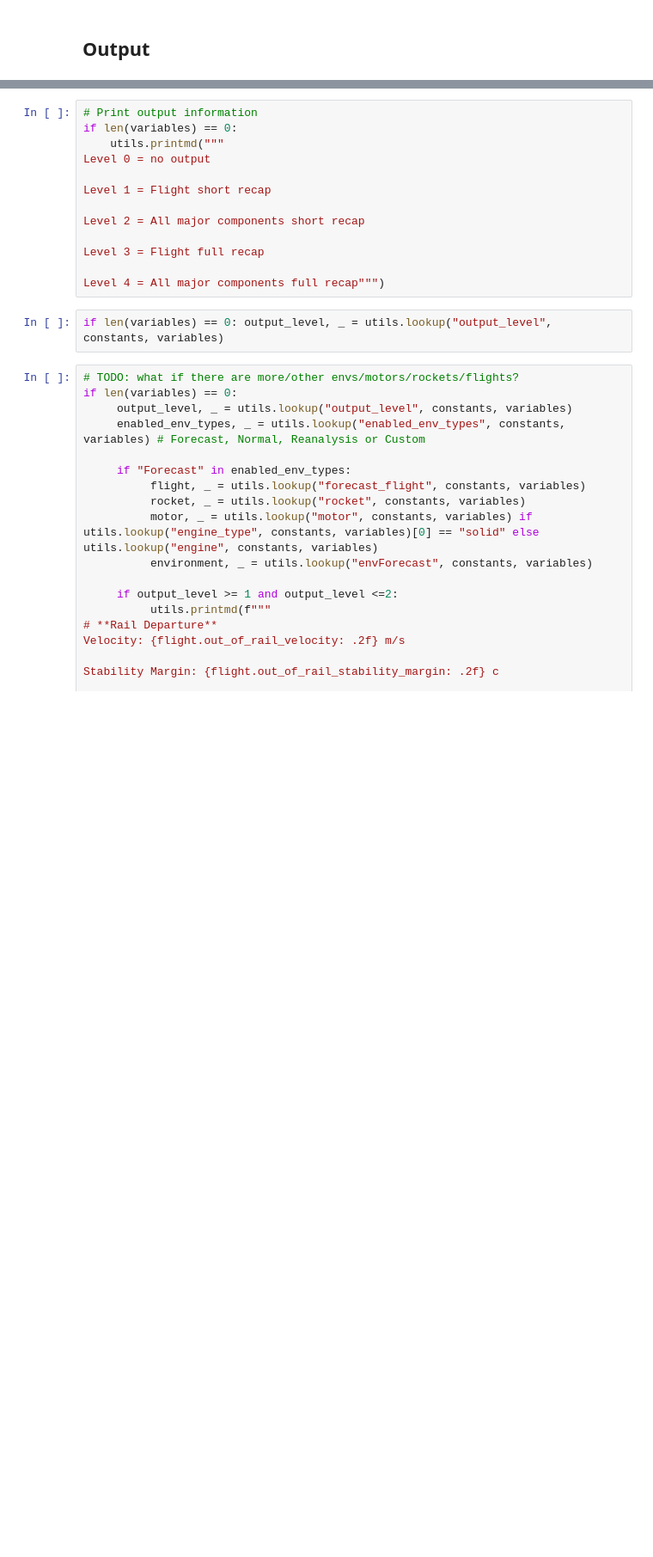
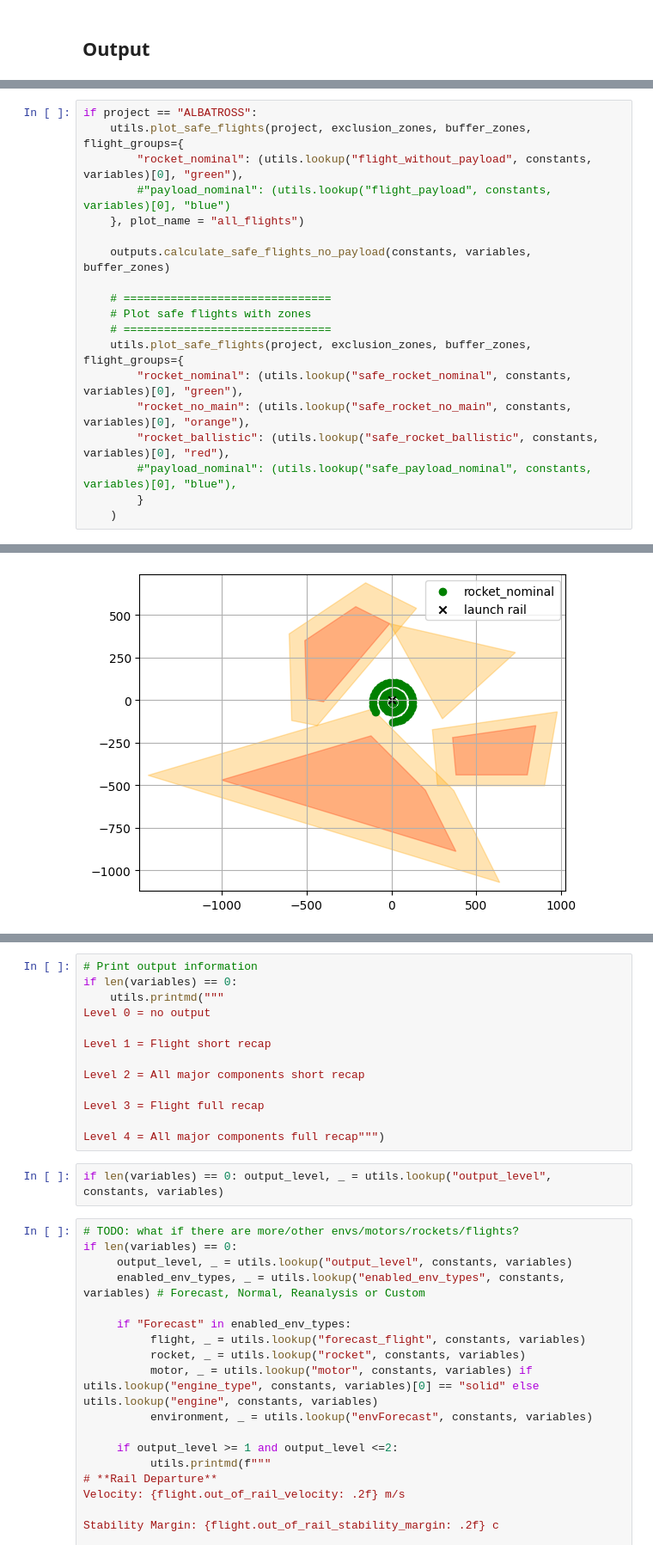
Before and after one commit to SpaceTeam/Lamarr_Flight_Simulation_RocketPy, a Jupyter notebook: simulation.ipynb, the cells around one changed output, grey strips where cells are left out. Shown at 86% size. Saved outputs shown, nothing was run; the diff lists cells and outputs as text; blank space fills up the shorter version.

```diff
--- a/simulation.ipynb
+++ b/simulation.ipynb
@@ -218,0 +264,20 @@ if project == "CANSAT":
+# %%
+if project == "ALBATROSS":
+    utils.plot_safe_flights(project, exclusion_zones, buffer_zones, flight_groups={
+        "rocket_nominal": (utils.lookup("flight_without_payload", constants, variables)[0], "green"),
+        #"payload_nominal": (utils.lookup("flight_payload", constants, variables)[0], "blue")
+    }, plot_name = "all_flights")
+
+    outputs.calculate_safe_flights_no_payload(constants, variables, buffer_zones)
+
+    # ===============================
+    # Plot safe flights with zones
+    # ===============================
+    utils.plot_safe_flights(project, exclusion_zones, buffer_zones, flight_groups={
+        "rocket_nominal": (utils.lookup("safe_rocket_nominal", constants, variables)[0], "green"),
+        "rocket_no_main": (utils.lookup("safe_rocket_no_main", constants, variables)[0], "orange"),
+        "rocket_ballistic": (utils.lookup("safe_rocket_ballistic", constants, variables)[0], "red"),
+        #"payload_nominal": (utils.lookup("safe_payload_nominal", constants, variables)[0], "blue"),
+        }
+    )
+# %% [output]
@@ -218,0 +301 @@ if project == "CANSAT":
+[figure, added]
```
Also changed, not shown: parts of 11 cells of this notebook, 20 other files.
